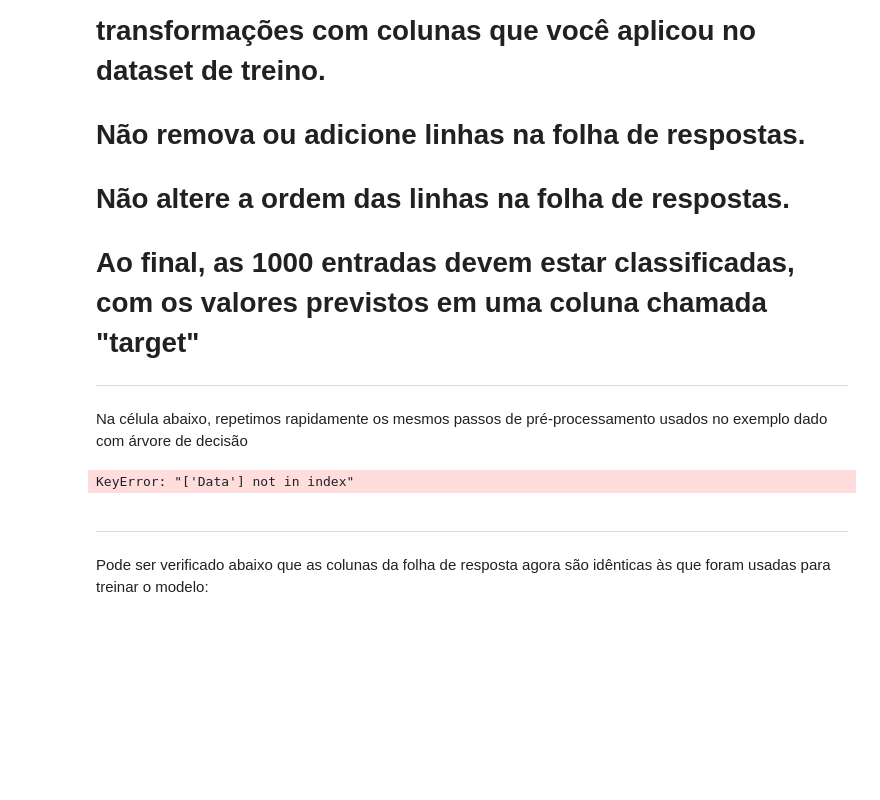
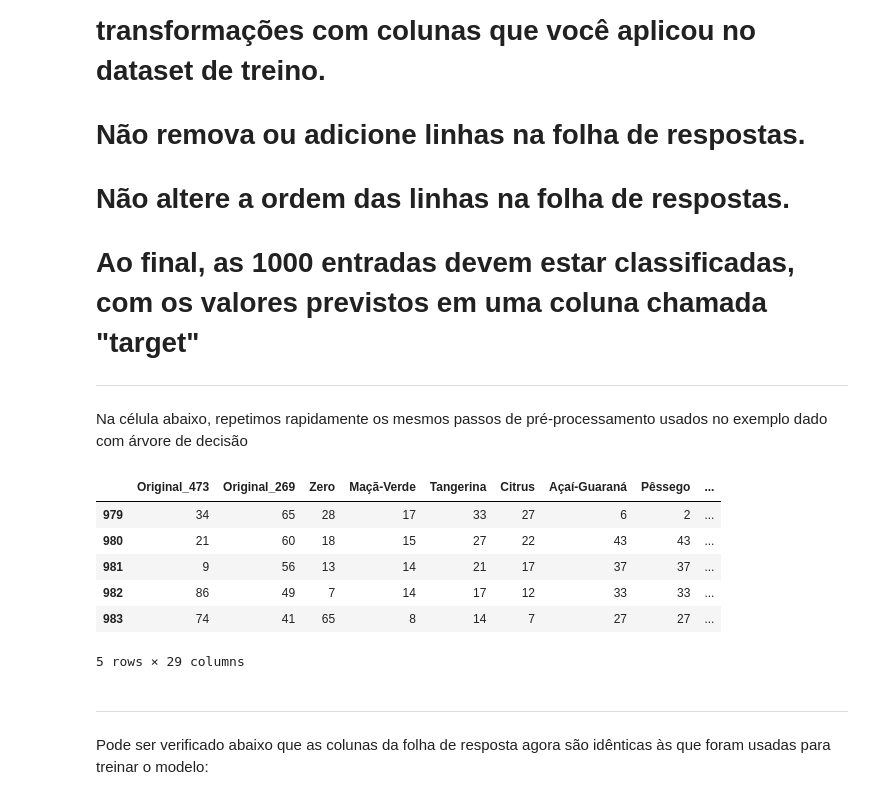
Before and after one commit to fkay/desafio-7-2020-priv, a Jupyter notebook: notebook.ipynb, the cells around one changed output. Drawn from its saved outputs; the diff is of its cells as text; code cells hidden in the pictures; blank space fills up the shorter version.

```diff
--- a/notebook.ipynb
+++ b/notebook.ipynb
@@ -584,10 +588,16 @@ Na célula abaixo, repetimos rapidamente os mesmos passos de pré-processamento
 # 1 - Removendo linhas com valores NaN
 df_to_be_scored_1 = df_to_be_scored.dropna(axis='index', how='any', subset=['Tempo', 'Estação', 'LAT', 'LONG', 'Movimentação', 'Original_473', 'Original_269', 'Zero', 'Maçã-Verde', 'Tangerina', 'Citrus', 'Açaí-Guaraná', 'Pêssego'])
 
+df_data_fk1 = df_to_be_scored_1.copy()
+
 # 1.1 - Criando as colunas a mais
-df_data_fk2 = df_to_be_scored_1[['Açaí-Guaraná', 'Citrus', 'Maçã-Verde', 'Original_269',
+df_data_fk1['Data'] = pd.to_datetime(df_data_fk1['Tempo'], format='%Y-%m-%d', errors='coerce') #Existem data erradas (29-02-2019)
+df_data_fk2 = df_data_fk1[['Açaí-Guaraná', 'Citrus', 'Maçã-Verde', 'Original_269',
                            'Original_473', 'Pêssego', 'Tangerina', 'Data', 'Zero']].diff()
 df_data_fk2['Dif_Dias'] = df_data_fk2['Data'].dt.days
+df_data_fk2.loc[df_data_fk2['Dif_Dias'] == 0, 'Dif_Dias'] = 1.0     # corrigi distorções por datas invalidas (29-02 e 30-02)
+df_data_fk2.loc[df_data_fk2['Dif_Dias'] > 100, 'Dif_Dias'] = 1.0
+df_data_fk2.loc[df_data_fk2['Dif_Dias'] < -1000.0, 'Dif_Dias'] = 1.0
 df_data_fk2 = df_data_fk2.dropna()
 df_data_fk2 = df_data_fk2.drop(df_data_fk2[df_data_fk2['Dif_Dias']<0].index)
 
@@ -601,10 +611,8 @@ cols = ['Açaí-Guaraná', 'Citrus', 'Maçã-Verde', 'Original_269',
 #idx_cols = [df_data_fk4.columns.get_loc(c) for c in cols if c in df_data_fk4]
 df_data_fk4['MIN'] = df_data_fk4[cols].min(axis=1)
 
-for c in ['Açaí-Guaraná', 'Citrus', 'Maçã-Verde', 'Original_269', 'Original_473','Pêssego', 'Tangerina', 'Zero']:
-    df_data_fk4[c + '_prev'] = df_data_fk4[c] + df_data_fk4[c+'_dif']
+#for c in ['Açaí-Guaraná', 'Citrus', 'Maçã-Verde', 'Original_269', 'Original_473','Pêssego', 'Tangerina', 'Zero']:
+#    df_data_fk4[c + '_prev'] = df_data_fk4[c] + df_data_fk4[c+'_dif']
 
 
 df_to_be_scored_1 = df_data_fk4
-# %% [output]
-KeyError: "['Data'] not in index"
@@ -611,25 +623,39 @@ KeyError: "['Data'] not in index"
 # %%
-
-
 # 2 - Inputando zeros nos valores faltantes
 impute_zeros.fit(X=df_to_be_scored_1)
 df_to_be_scored_2 = pd.DataFrame.from_records(
     data=impute_zeros.transform(
         X=df_to_be_scored_1
     ),
     columns=df_to_be_scored_1.columns
 )
+
+#2.1 Criar colunas de previsão
+for c in ['Açaí-Guaraná', 'Citrus', 'Maçã-Verde', 'Original_269', 'Original_473','Pêssego', 'Tangerina', 'Zero']:
+    df_to_be_scored_2[c + '_prev'] = df_to_be_scored_2[c] + df_to_be_scored_2[c+'_dif']
+
+cols = ['Açaí-Guaraná_prev', 'Citrus_prev', 'Maçã-Verde_prev', 'Original_269_prev',
+                           'Original_473_prev', 'Pêssego_prev', 'Tangerina_prev', 'Zero_prev']
+df_to_be_scored_2['MIN_prev'] = df_to_be_scored_2[cols].min(axis=1)
 
 # 3 - Remoção de colunas
 df_to_be_scored_3 = df_to_be_scored_2.drop(columns=['Tempo', 'LAT', 'LONG', 'Data', 'Movimentação'], inplace=False)
 
 # 4 - Encoding com "dummy variables" (se necessário)
 # df_to_be_scored_4 = pd.get_dummies(df_to_be_scored_3, columns=['Váriavel com dummy'])
 df_to_be_scored_3['Estação_orig'] = df_to_be_scored_3['Estação']
 df_to_be_scored_4 = pd.get_dummies(df_to_be_scored_3, columns=['Estação'])
 #df_to_be_scored_4 = df_to_be_scored_3
 
 df_to_be_scored_4.tail()
+# %% [output]
+|  | Original_473 | Original_269 | Zero | Maçã-Verde | Tangerina | Citrus | Açaí-Guaraná | Pêssego | ... |
+| 979 | 34 | 65 | 28 | 17 | 33 | 27 | 6 | 2 | ... |
+| 980 | 21 | 60 | 18 | 15 | 27 | 22 | 43 | 43 | ... |
+| 981 | 9 | 56 | 13 | 14 | 21 | 17 | 37 | 37 | ... |
+| 982 | 86 | 49 | 7 | 14 | 17 | 12 | 33 | 33 | ... |
+| 983 | 74 | 41 | 65 | 8 | 14 | 7 | 27 | 27 | ... |
+5 rows × 29 columns
 # %% [markdown]
 <hr>
 
```
Also changed, not shown: parts of 5 cells of this notebook, 2 other files.
